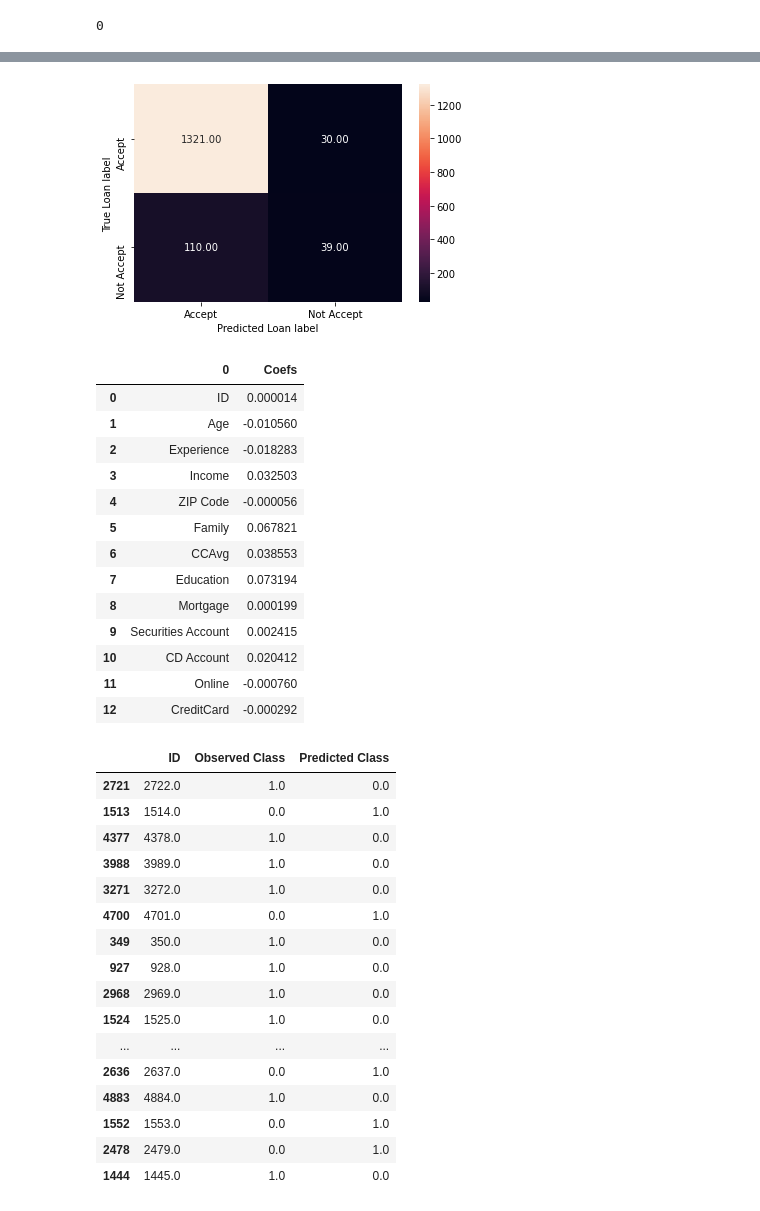
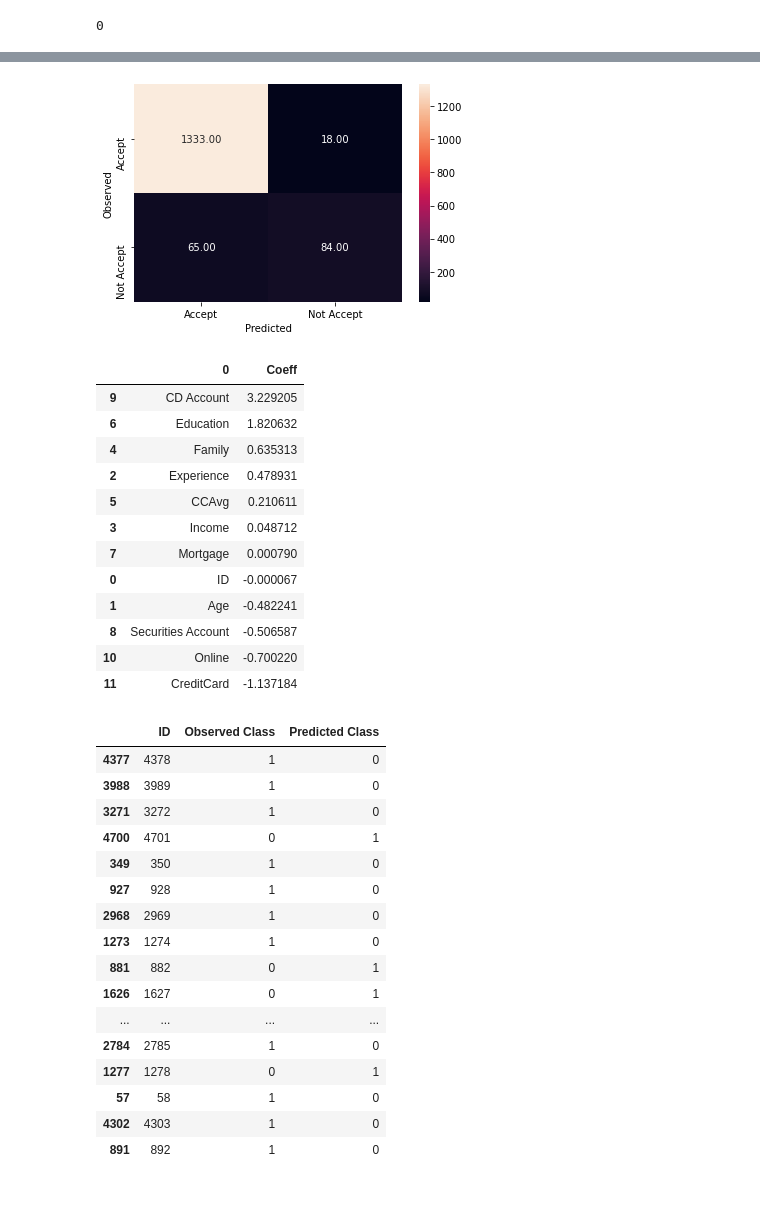
Before and after one commit to mohansameer1983/bank-campaign-for-selling-loans-aiml, a Jupyter notebook: Personal Loan Campaign Modelling - Solution.ipynb, the cells around one changed output, grey strips where cells are left out. Drawn from its saved outputs; the diff is of its cells as text; code cells hidden in the pictures.

```diff
--- a/Personal Loan Campaign Modelling - Solution.ipynb
+++ b/Personal Loan Campaign Modelling - Solution.ipynb
@@ -173,17 +166,17 @@ for i in df.columns:
 # %%
 # Get data model ready, where 'Personal Loan' column is target variable.
 y = df['Personal Loan']
-X = df.drop('Personal Loan', axis=1)
+X = df.drop(['Personal Loan','ZIP Code'], axis=1)
 # %%
 #splitting the data in 70:30 ratio of train to test data
 X_train, X_test, y_train, y_test = train_test_split(X, y, test_size=0.30, random_state=1)
 # %%
-# Import sklearn libraries
+##### Import sklearn libraries
 # Fit a model
 from sklearn.linear_model import LogisticRegression
 from sklearn import metrics
 
-log_reg = LogisticRegression(random_state=7)
+log_reg = LogisticRegression(random_state=7,solver='lbfgs', max_iter=800)
 log_reg.fit(X_train, y_train)
 # %% [output]
 STOP: TOTAL NO. of ITERATIONS REACHED LIMIT.
@@ -219,32 +228,31 @@ roc_auc_score: 0.90902090919478
 # %%
 # Draw heatmap to display confusion matrix
 cm = metrics.confusion_matrix( y_test, y_predicted)
 sns.heatmap(cm, annot=True,  fmt='.2f', xticklabels = ["Accept", "Not Accept"] , yticklabels = ["Accept", "Not Accept"] )
-plt.ylabel('True Loan label')
-plt.xlabel('Predicted Loan label')
+plt.ylabel('Observed')
+plt.xlabel('Predicted')
 plt.show()
 # %% [output]
-[figure, old version]
+[figure, new version]
 # %%
 # Calculating Coefficients against each attribute
 coef_table = pd.DataFrame(list(X_train.columns)).copy()
-coef_table.insert(len(coef_table.columns),"Coefs",log_reg.coef_.transpose())
-coef_table
+coef_table.insert(len(coef_table.columns),"Coeff",log_reg.coef_.transpose())
+coef_table.sort_values(by='Coeff',ascending=False)
 # %% [output]
-|  | 0 | Coefs |
-| 0 | ID | 0.000014 |
-| 1 | Age | -0.010560 |
-| 2 | Experience | -0.018283 |
-| 3 | Income | 0.032503 |
-| 4 | ZIP Code | -0.000056 |
-| 5 | Family | 0.067821 |
-| 6 | CCAvg | 0.038553 |
-| 7 | Education | 0.073194 |
-| 8 | Mortgage | 0.000199 |
-| 9 | Securities Account | 0.002415 |
-| 10 | CD Account | 0.020412 |
-| 11 | Online | -0.000760 |
-| 12 | CreditCard | -0.000292 |
+|  | 0 | Coeff |
+| 9 | CD Account | 3.229205 |
+| 6 | Education | 1.820632 |
+| 4 | Family | 0.635313 |
+| 2 | Experience | 0.478931 |
+| 5 | CCAvg | 0.210611 |
+| 3 | Income | 0.048712 |
+| 7 | Mortgage | 0.000790 |
+| 0 | ID | -0.000067 |
+| 1 | Age | -0.482241 |
+| 8 | Securities Account | -0.506587 |
+| 10 | Online | -0.700220 |
+| 11 | CreditCard | -1.137184 |
 # %%
 # Publish rows from test data, where actual class not equal to predicted.
 df_compare = pd.DataFrame(X_test, columns=["ID"])
@@ -255,22 +263,22 @@ df_incorrect = df_compare[df_compare["Observed Class"] != df_compare["Predicted
 df_incorrect.head(20)
 # %% [output]
 |  | ID | Observed Class | Predicted Class |
-| 2721 | 2722.0 | 1.0 | 0.0 |
-| 1513 | 1514.0 | 0.0 | 1.0 |
-| 4377 | 4378.0 | 1.0 | 0.0 |
-| 3988 | 3989.0 | 1.0 | 0.0 |
-| 3271 | 3272.0 | 1.0 | 0.0 |
-| 4700 | 4701.0 | 0.0 | 1.0 |
-| 349 | 350.0 | 1.0 | 0.0 |
-| 927 | 928.0 | 1.0 | 0.0 |
-| 2968 | 2969.0 | 1.0 | 0.0 |
-| 1524 | 1525.0 | 1.0 | 0.0 |
+| 4377 | 4378 | 1 | 0 |
+| 3988 | 3989 | 1 | 0 |
+| 3271 | 3272 | 1 | 0 |
+| 4700 | 4701 | 0 | 1 |
+| 349 | 350 | 1 | 0 |
+| 927 | 928 | 1 | 0 |
+| 2968 | 2969 | 1 | 0 |
+| 1273 | 1274 | 1 | 0 |
+| 881 | 882 | 0 | 1 |
+| 1626 | 1627 | 0 | 1 |
 | ... | ... | ... | ... |
-| 2636 | 2637.0 | 0.0 | 1.0 |
-| 4883 | 4884.0 | 1.0 | 0.0 |
-| 1552 | 1553.0 | 0.0 | 1.0 |
-| 2478 | 2479.0 | 0.0 | 1.0 |
-| 1444 | 1445.0 | 1.0 | 0.0 |
+| 2784 | 2785 | 1 | 0 |
+| 1277 | 1278 | 0 | 1 |
+| 57 | 58 | 1 | 0 |
+| 4302 | 4303 | 1 | 0 |
+| 891 | 892 | 1 | 0 |
 # %% [markdown]
 **Conclusion**
 
```
Also changed, not shown: parts of 10 cells of this notebook.
